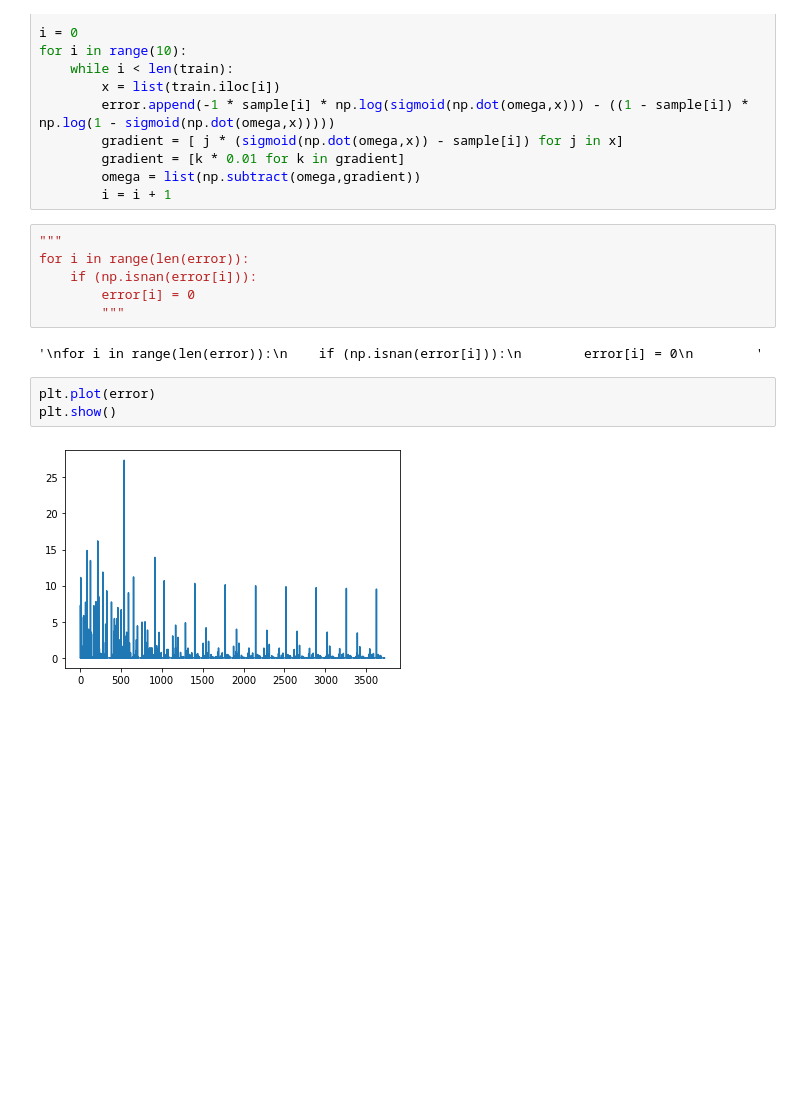
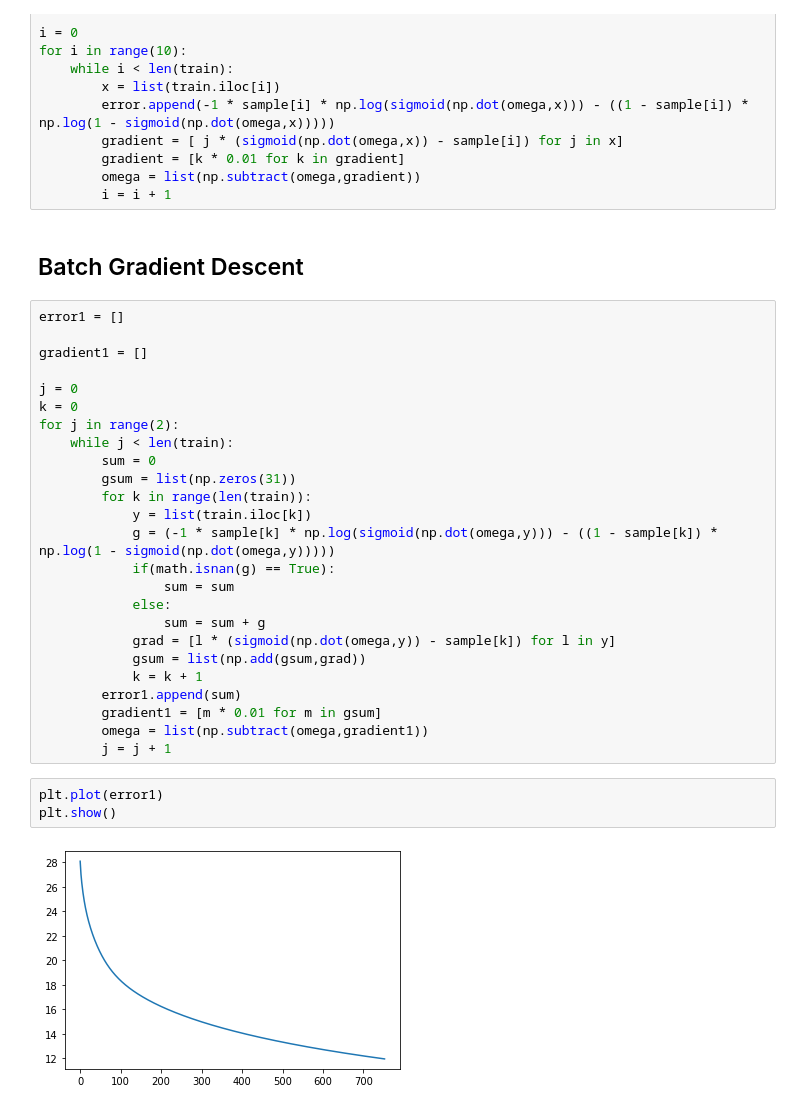
Before and after one commit to shantamsrivastava/Tumor-Classification-A1, a Jupyter notebook: Logistic.ipynb, the cells around one changed output. Cells and saved outputs as stored; diff of their text form; blank space fills up the shorter version.

Commit message:
Implemented Logistic Regression through Batch Gradient Descent

```diff
--- a/Logistic.ipynb
+++ b/Logistic.ipynb
@@ -67,17 +70,36 @@ for i in range(10):
         gradient = [k * 0.01 for k in gradient]
         omega = list(np.subtract(omega,gradient))
         i = i + 1
+# %% [markdown]
+## Batch Gradient Descent
 # %%
-"""
-for i in range(len(error)):
-    if (np.isnan(error[i])):
-        error[i] = 0
-        """
+error1 = []
+
+gradient1 = []
+
+j = 0
+k = 0
+for j in range(2):
+    while j < len(train):
+        sum = 0
+        gsum = list(np.zeros(31))
+        for k in range(len(train)):
+            y = list(train.iloc[k])
+            g = (-1 * sample[k] * np.log(sigmoid(np.dot(omega,y))) - ((1 - sample[k]) * np.log(1 - sigmoid(np.dot(omega,y)))))
+            if(math.isnan(g) == True):
+                sum = sum
+            else:
+                sum = sum + g
+            grad = [l * (sigmoid(np.dot(omega,y)) - sample[k]) for l in y]
+            gsum = list(np.add(gsum,grad))
+            k = k + 1
+        error1.append(sum)
+        gradient1 = [m * 0.01 for m in gsum]
+        omega = list(np.subtract(omega,gradient1))
+        j = j + 1
-# %% [output]
-'\nfor i in range(len(error)):\n    if (np.isnan(error[i])):\n        error[i] = 0\n        '
 # %%
-plt.plot(error)
+plt.plot(error1)
 plt.show()
 # %% [output]
-[figure, old version]
+[figure, new version]
 # %%
```
Also changed, not shown: parts of 5 cells of this notebook.
